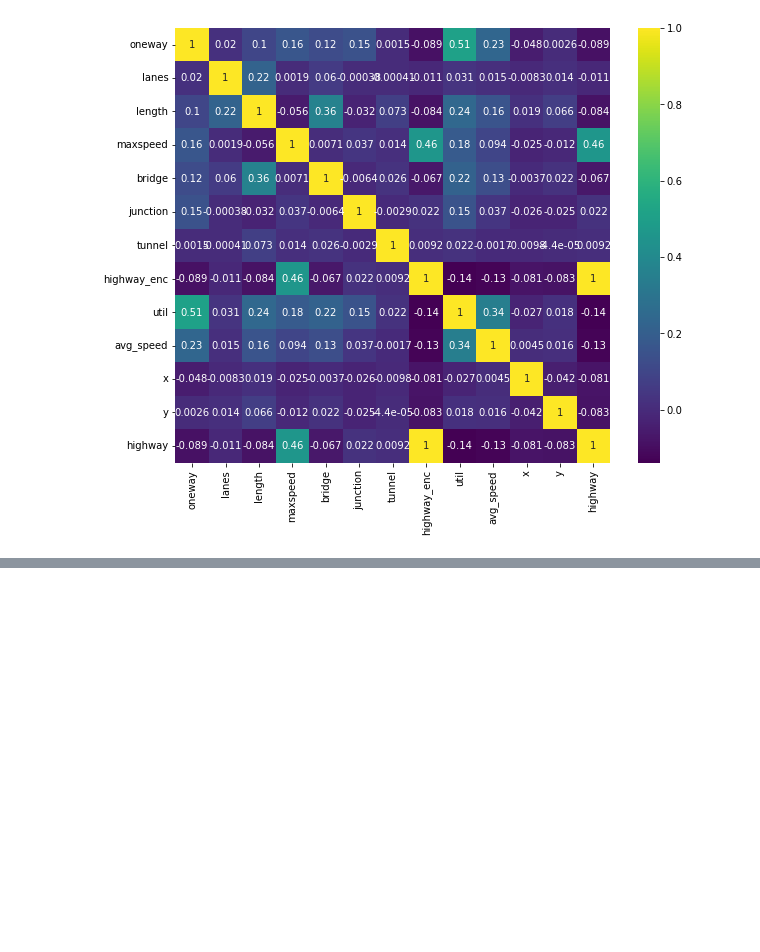
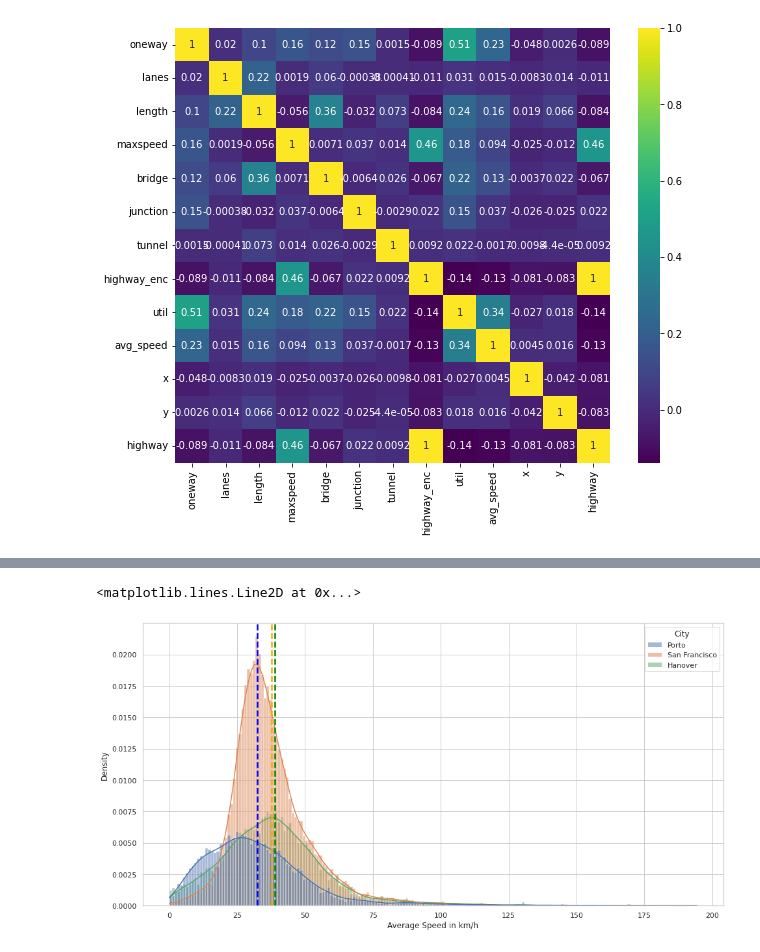
Before and after one commit to SwiftPredator/Trajectory-based-Road-Network-Representation-Learning, a Jupyter notebook: evaluation/explanatory_data_analysis.ipynb, the cells around one changed output, grey strips where cells are left out. Saved outputs shown, nothing was run; the diff lists cells and outputs as text; code cells hidden in the pictures; blank space fills up the shorter version.

```diff
--- a/evaluation/explanatory_data_analysis.ipynb
+++ b/evaluation/explanatory_data_analysis.ipynb
@@ -171,0 +202,42 @@ sns.displot(x=util, kde=True, color="green")
+# %%
+"""
+Density plots for speed and utilization
+"""
+
+from os import stat
+from matplotlib import pyplot as plt
+
+
+cities = ["porto", "sf", "hanover"]
+names = ["Porto", "San Francisco", "Hanover"]
+counts = pd.DataFrame()
+for c, na in zip(cities, names):
+    tf = pd.read_csv(f"../datasets/trajectories/{c}/speed_features_unnormalized.csv")
+    tf.set_index(["u", "v", "key"], inplace=True)
+    tf.dropna(inplace=True)
+    tf["City"] = na
+    counts = pd.concat([counts, tf])
+
+fig, ax = plt.subplots(figsize=(16, 8))
+ax = sns.histplot(counts, x="avg_speed", hue="City", stat="density", kde=True, ax=ax)
+plt.xlabel("Average Speed in km/h")
+
+ax.axvline(x=counts[counts["City"]=="Porto"]["avg_speed"].mean(),
+            color='blue',
+            ls='--',
+            lw=2.5)
+
+ax.axvline(x=counts[counts["City"]=="San Francisco"]["avg_speed"].mean(),
+    color='orange',
+    ls='--',
+    lw=2.5)
+
+ax.axvline(x=counts[counts["City"]=="Hanover"]["avg_speed"].mean(),
+    color='green',
+    ls='--',
+    lw=2.5)
+
+# sns.displot(x=util, kde=True, color="green")
+# %% [output]
+<matplotlib.lines.Line2D at 0x...>
+[figure, added]
```
Also changed, not shown: parts of 11 cells of this notebook, 44 other files.
